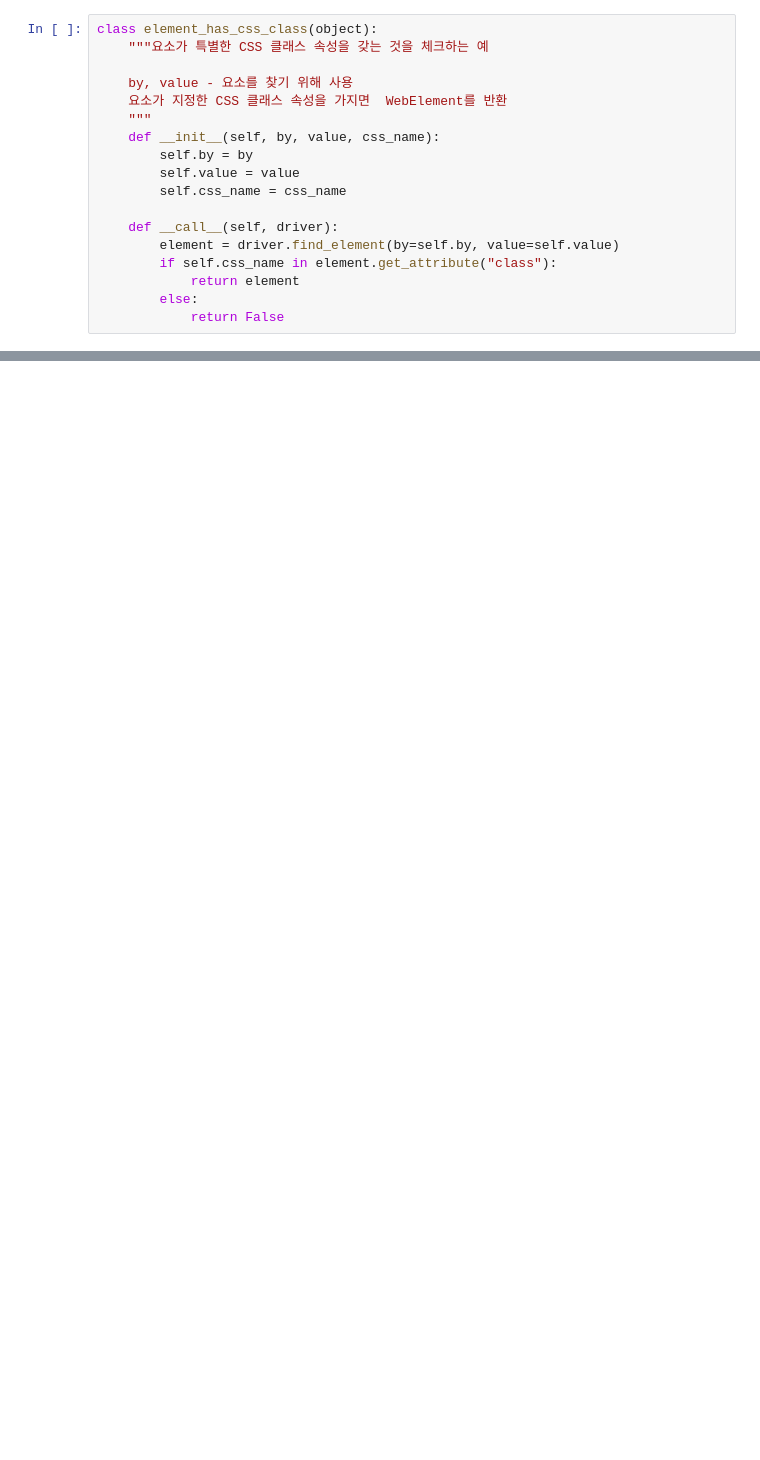
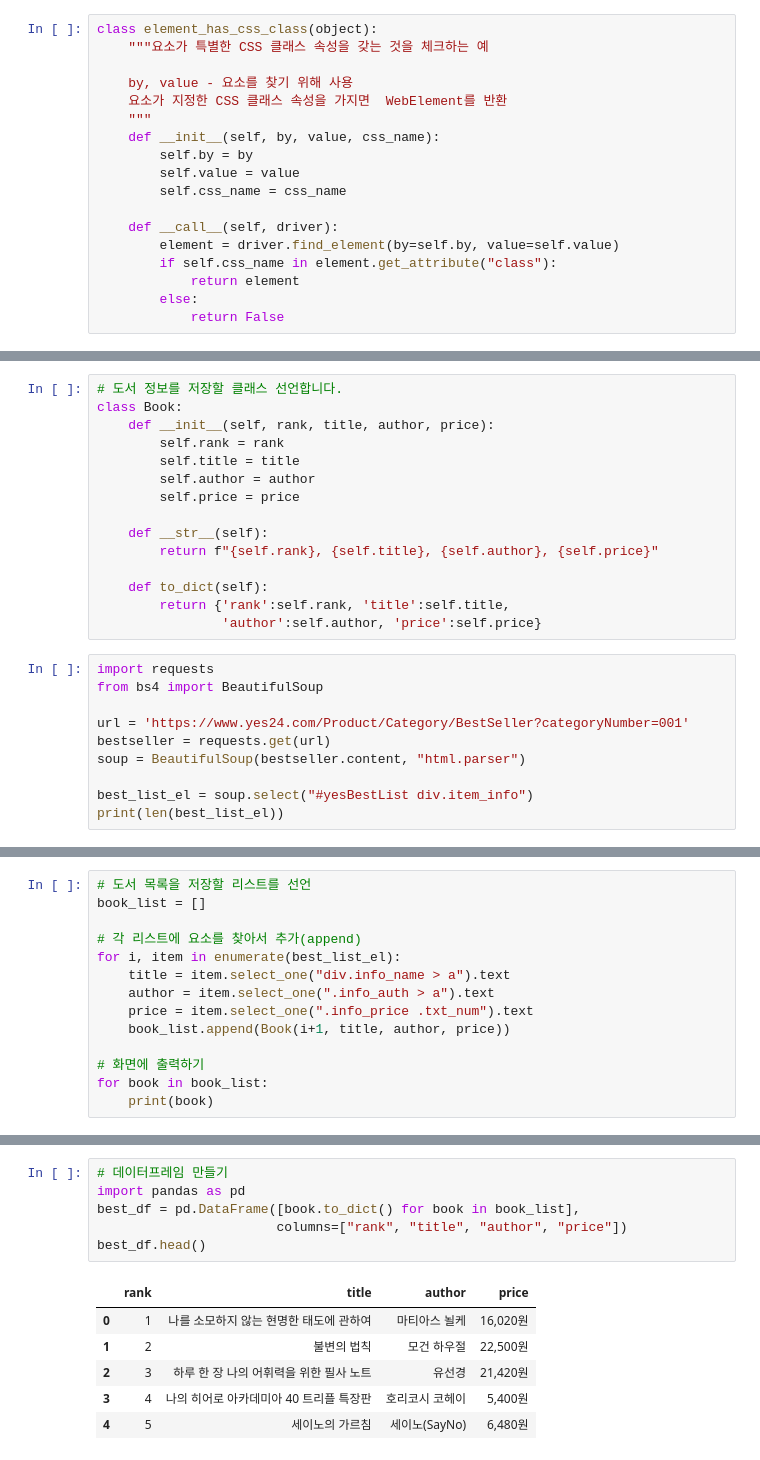
Before and after one commit to hjk7902/data, a Jupyter notebook: 4장. 웹데이터 수집 - 3절. Selenium을 이용한 웹 데이터 수집.ipynb, the cells around one changed output, grey strips where cells are left out. Cells and saved outputs as stored; diff of their text form; blank space fills up the shorter version.

```diff
--- a/4장. 웹데이터 수집 - 3절. Selenium을 이용한 웹 데이터 수집.ipynb
+++ b/4장. 웹데이터 수집 - 3절. Selenium을 이용한 웹 데이터 수집.ipynb
@@ -251,0 +364,25 @@ Events
+# %%
+# 도서 정보를 저장할 클래스 선언합니다.
+class Book:
+    def __init__(self, rank, title, author, price):
+        self.rank = rank
+        self.title = title
+        self.author = author
+        self.price = price
+
+    def __str__(self):
+        return f"{self.rank}, {self.title}, {self.author}, {self.price}"
+
+    def to_dict(self):
+        return {'rank':self.rank, 'title':self.title,
+                'author':self.author, 'price':self.price}
+# %%
+import requests
+from bs4 import BeautifulSoup
+
+url = 'https://www.yes24.com/Product/Category/BestSeller?categoryNumber=001'
+bestseller = requests.get(url)
+soup = BeautifulSoup(bestseller.content, "html.parser")
+
+best_list_el = soup.select("#yesBestList div.item_info")
+print(len(best_list_el))
@@ -251,0 +395,14 @@ Events
+# %%
+# 도서 목록을 저장할 리스트를 선언
+book_list = []
+
+# 각 리스트에 요소를 찾아서 추가(append)
+for i, item in enumerate(best_list_el):
+    title = item.select_one("div.info_name > a").text
+    author = item.select_one(".info_auth > a").text
+    price = item.select_one(".info_price .txt_num").text
+    book_list.append(Book(i+1, title, author, price))
+
+# 화면에 출력하기
+for book in book_list:
+    print(book)
@@ -251,0 +427,13 @@ Events
+# %%
+# 데이터프레임 만들기
+import pandas as pd
+best_df = pd.DataFrame([book.to_dict() for book in book_list],
+                       columns=["rank", "title", "author", "price"])
+best_df.head()
+# %% [output]
+|  | rank | title | author | price |
+| 0 | 1 | 나를 소모하지 않는 현명한 태도에 관하여 | 마티아스 뇔케 | 16,020원 |
+| 1 | 2 | 불변의 법칙 | 모건 하우절 | 22,500원 |
+| 2 | 3 | 하루 한 장 나의 어휘력을 위한 필사 노트 | 유선경 | 21,420원 |
+| 3 | 4 | 나의 히어로 아카데미아 40 트리플 특장판 | 호리코시 코헤이 | 5,400원 |
+| 4 | 5 | 세이노의 가르침 | 세이노(SayNo) | 6,480원 |
```
Also changed, not shown: parts of 38 cells of this notebook.
